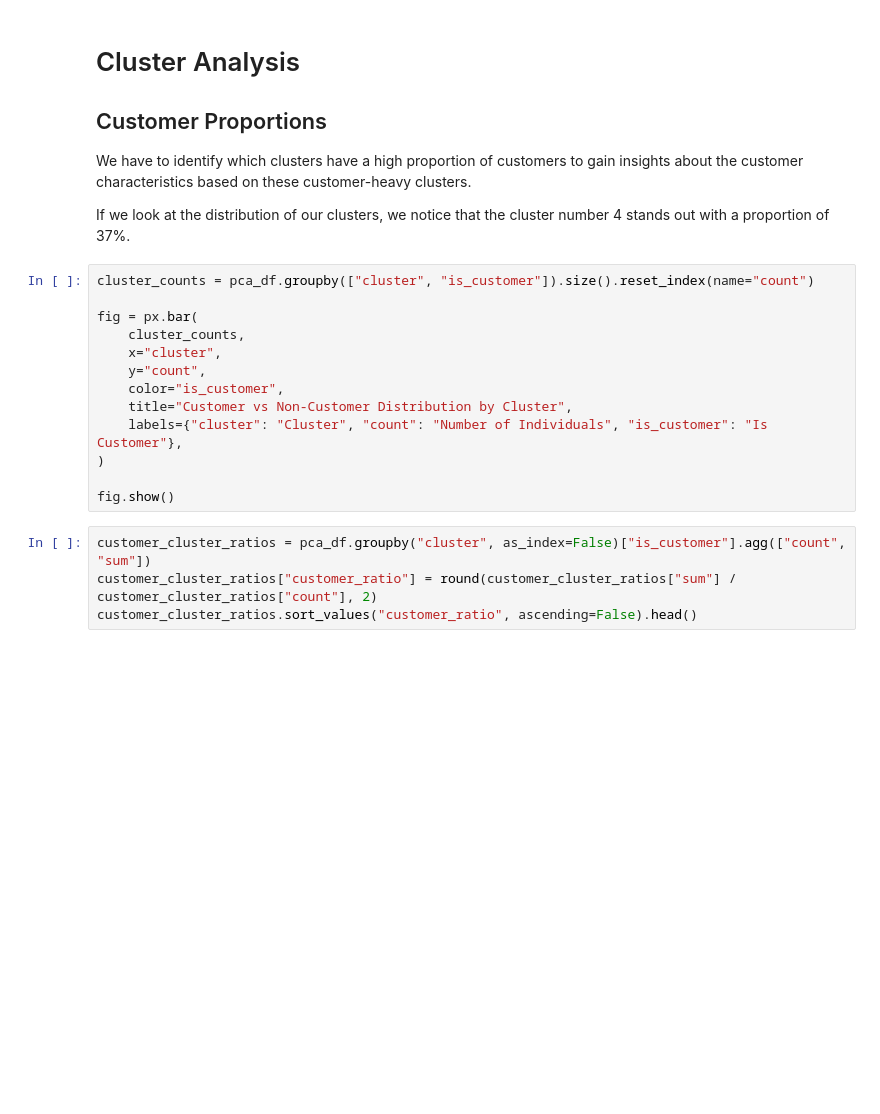
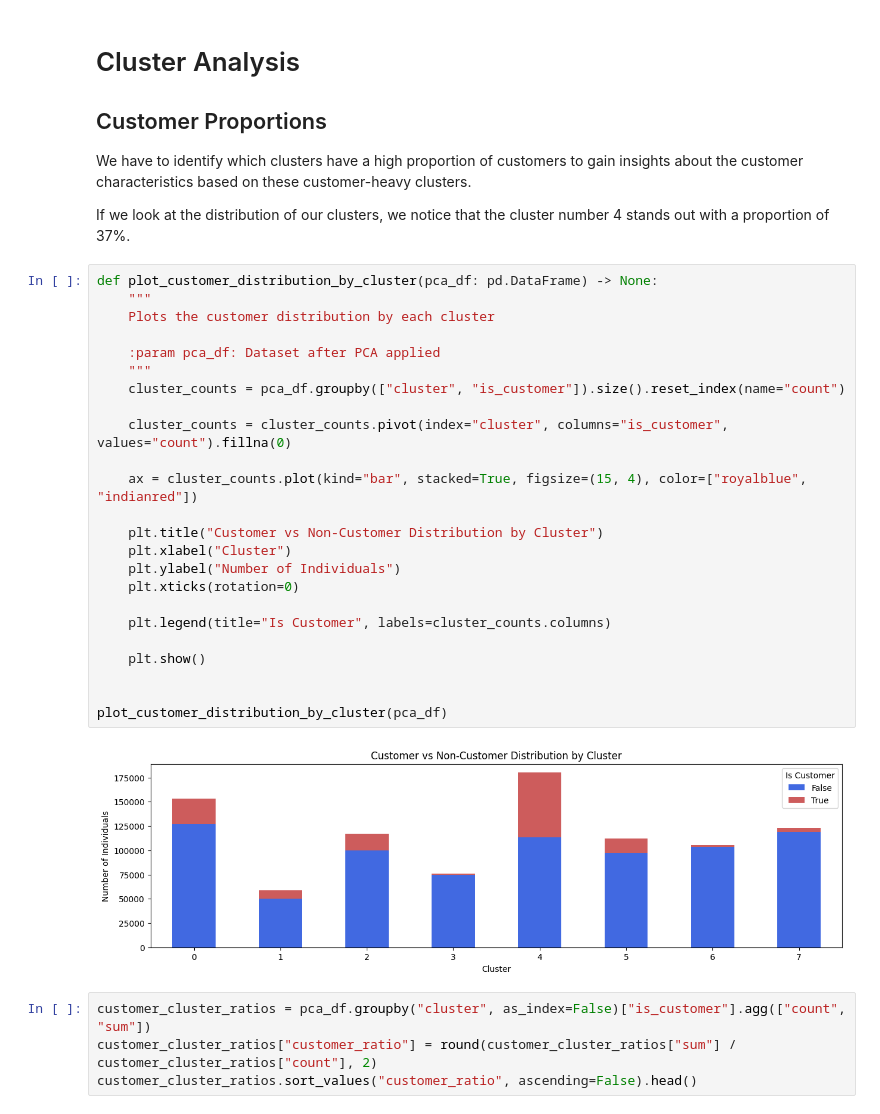
Before and after one commit to PatrickChristoph/udacity_capstone, a Jupyter notebook: src/customer_segmentation.ipynb, the cells around one changed output. Cells and saved outputs as stored; diff of their text form; blank space fills up the shorter version.

```diff
--- a/src/customer_segmentation.ipynb
+++ b/src/customer_segmentation.ipynb
@@ -181,19 +186,32 @@ pca_df["cluster"] = cluster_labels
 We have to identify which clusters have a high proportion of customers to gain insights about the customer characteristics based on these customer-heavy clusters.
 
 If we look at the distribution of our clusters, we notice that the cluster number 4 stands out with a proportion of 37%.
-# %%
-cluster_counts = pca_df.groupby(["cluster", "is_customer"]).size().reset_index(name="count")
-
-fig = px.bar(
-    cluster_counts,
-    x="cluster",
-    y="count",
-    color="is_customer",
-    title="Customer vs Non-Customer Distribution by Cluster",
-    labels={"cluster": "Cluster", "count": "Number of Individuals", "is_customer": "Is Customer"},
-)
-
-fig.show()
+# %%
+def plot_customer_distribution_by_cluster(pca_df: pd.DataFrame) -> None:
+    """
+    Plots the customer distribution by each cluster
+
+    :param pca_df: Dataset after PCA applied
+    """
+    cluster_counts = pca_df.groupby(["cluster", "is_customer"]).size().reset_index(name="count")
+
+    cluster_counts = cluster_counts.pivot(index="cluster", columns="is_customer", values="count").fillna(0)
+
+    ax = cluster_counts.plot(kind="bar", stacked=True, figsize=(15, 4), color=["royalblue", "indianred"])
+
+    plt.title("Customer vs Non-Customer Distribution by Cluster")
+    plt.xlabel("Cluster")
+    plt.ylabel("Number of Individuals")
+    plt.xticks(rotation=0)
+
+    plt.legend(title="Is Customer", labels=cluster_counts.columns)
+
+    plt.show()
+
+
+plot_customer_distribution_by_cluster(pca_df)
+# %% [output]
+[figure, added]
 # %%
 customer_cluster_ratios = pca_df.groupby("cluster", as_index=False)["is_customer"].agg(["count", "sum"])
 customer_cluster_ratios["customer_ratio"] = round(customer_cluster_ratios["sum"] / customer_cluster_ratios["count"], 2)
```
Also changed, not shown: parts of 7 cells of this notebook.
